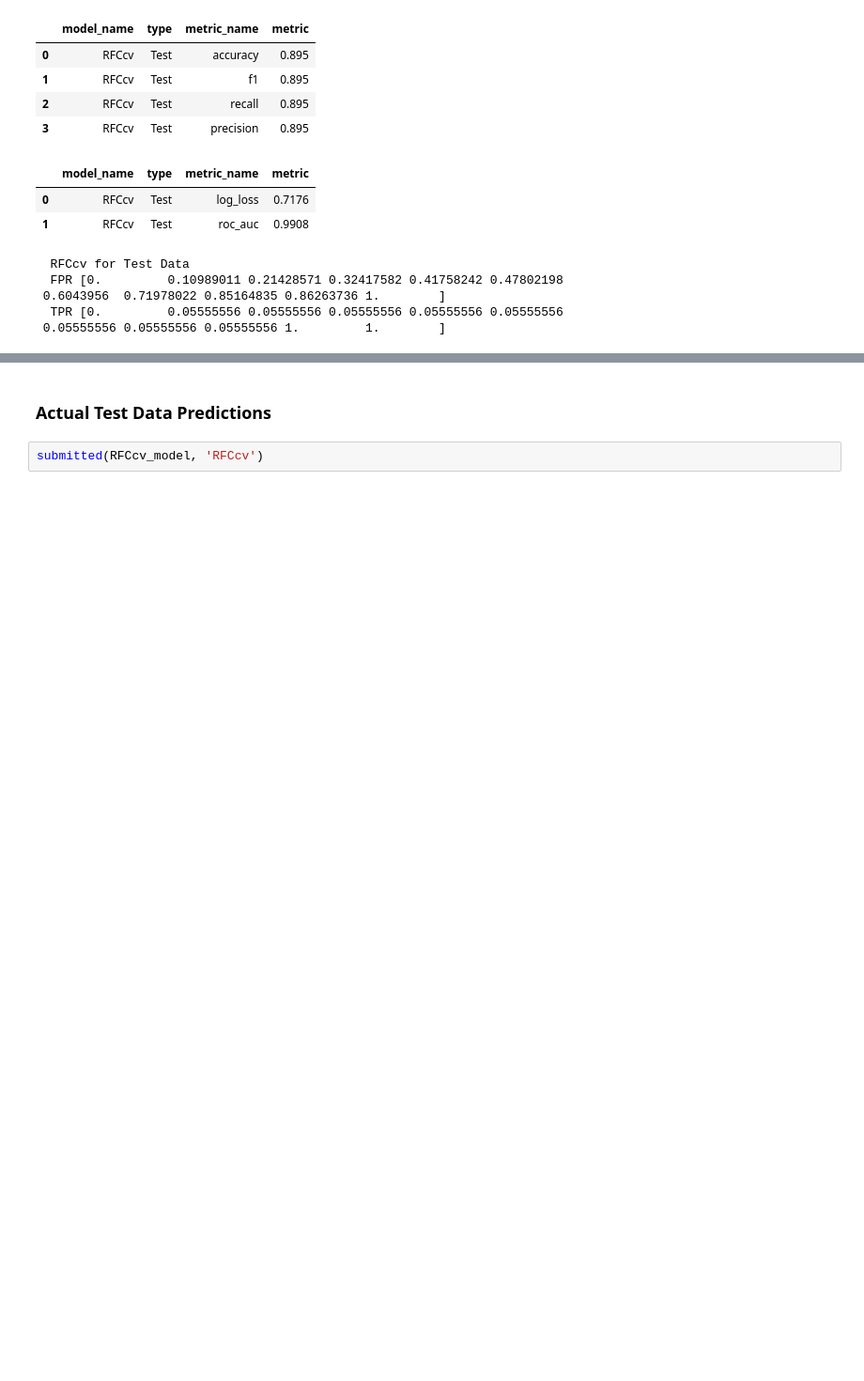
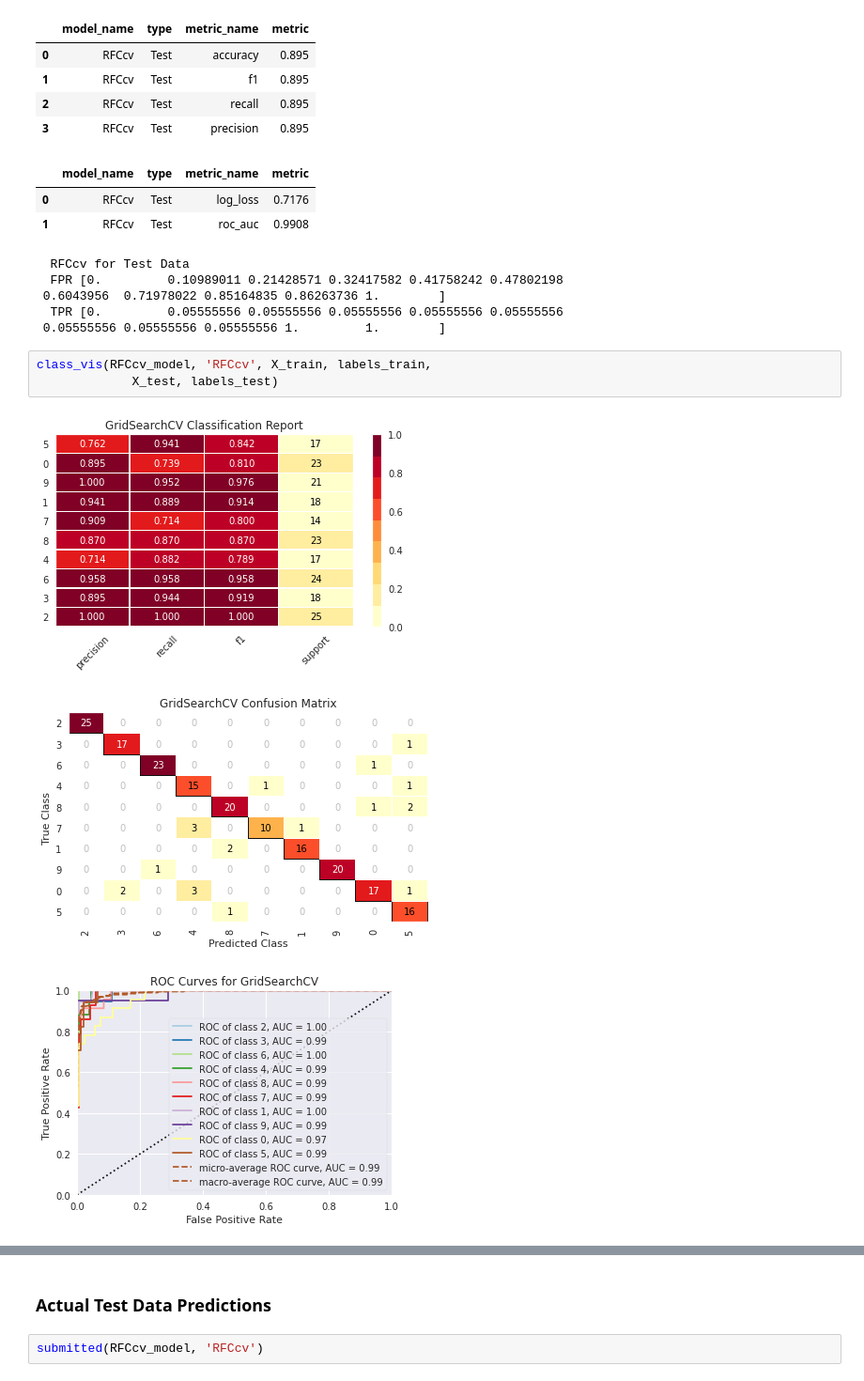
Before and after one commit to oimartin/MNIST_Digit_Recognizer, a Jupyter notebook: digits_notebook.ipynb, the cells around one changed output, grey strips where cells are left out. Shown: that part at 94% size. Cells and saved outputs as stored; diff of their text form; blank space fills up the shorter version.

```diff
--- a/digits_notebook.ipynb
+++ b/digits_notebook.ipynb
@@ -383,3 +396,10 @@ eval_classification(test_pred_RFCcv, labels_test, X_test, 'RFCcv', 'Test')
  0.6043956  0.71978022 0.85164835 0.86263736 1.        ]
   TPR [0.         0.05555556 0.05555556 0.05555556 0.05555556 0.05555556
  0.05555556 0.05555556 0.05555556 1.         1.        ]
+# %%
+class_vis(RFCcv_model, 'RFCcv', X_train, labels_train,
+             X_test, labels_test)
+# %% [output]
+[figure, added]
+[figure, added]
+[figure, added]
```
Also changed, not shown: parts of 23 cells of this notebook.
